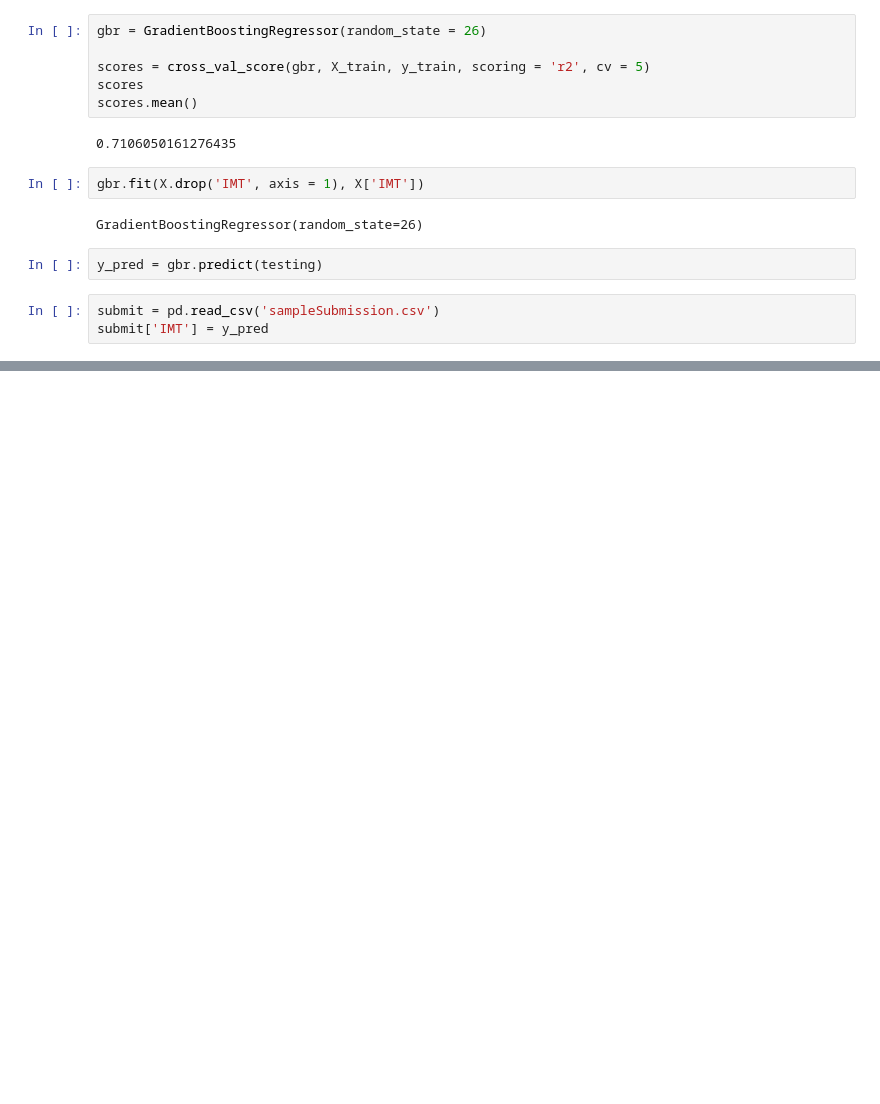
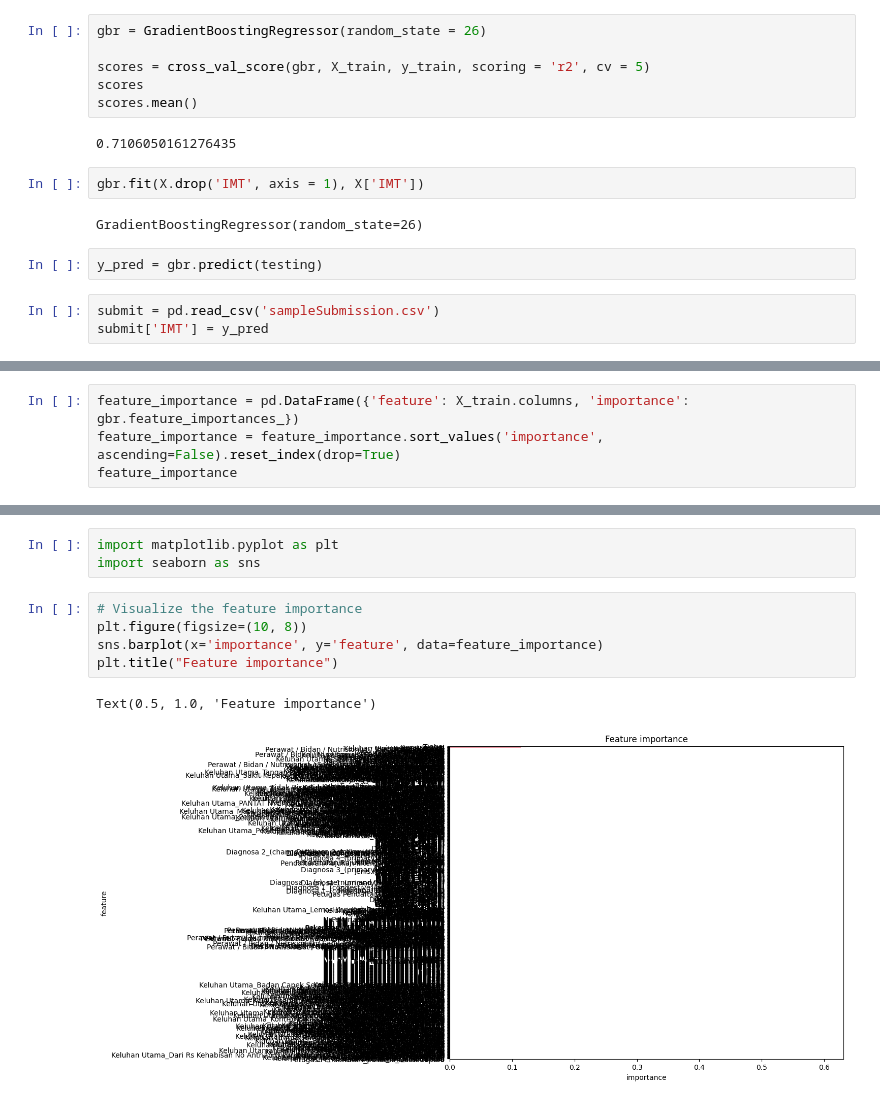
Before and after one commit to ArviandanaR/Playground-2-KOMATIK-UGM, a Jupyter notebook: playground2-fix.ipynb, the cells around one changed output, grey strips where cells are left out. Saved outputs shown, nothing was run; the diff lists cells and outputs as text; blank space fills up the shorter version.

```diff
--- a/playground2-fix.ipynb
+++ b/playground2-fix.ipynb
@@ -1052,0 +1047,4 @@ Name: IMT, Length: 933, dtype: float64
+# %%
+feature_importance = pd.DataFrame({'feature': X_train.columns, 'importance': gbr.feature_importances_})
+feature_importance = feature_importance.sort_values('importance', ascending=False).reset_index(drop=True)
+feature_importance
@@ -1052,0 +1085,11 @@ Name: IMT, Length: 933, dtype: float64
+# %%
+import matplotlib.pyplot as plt
+import seaborn as sns
+# %%
+# Visualize the feature importance
+plt.figure(figsize=(10, 8))
+sns.barplot(x='importance', y='feature', data=feature_importance)
+plt.title("Feature importance")
+# %% [output]
+Text(0.5, 1.0, 'Feature importance')
+[figure, added]
```
Also changed, not shown: parts of 18 cells of this notebook.
